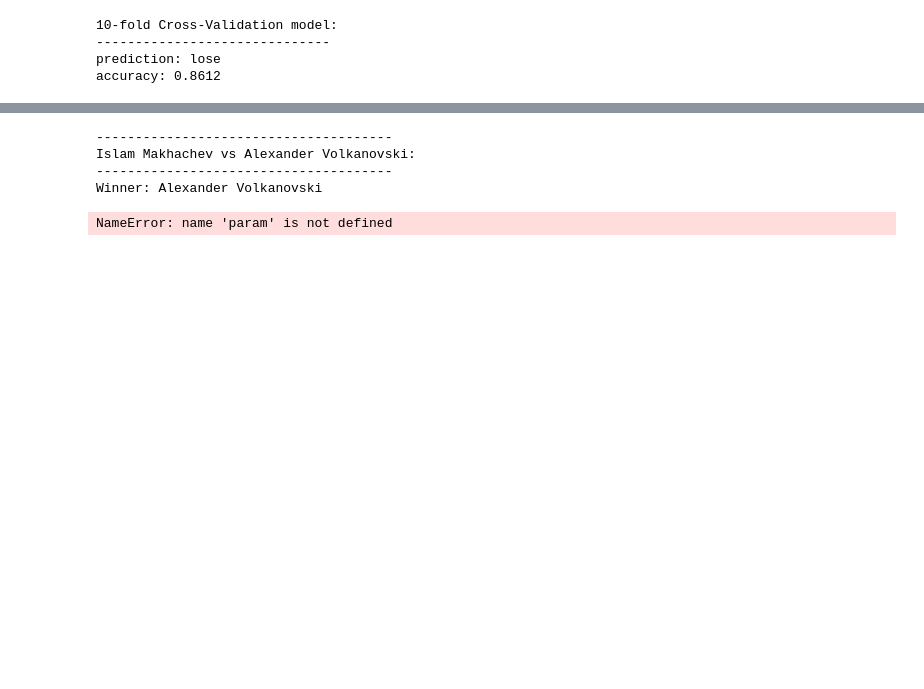
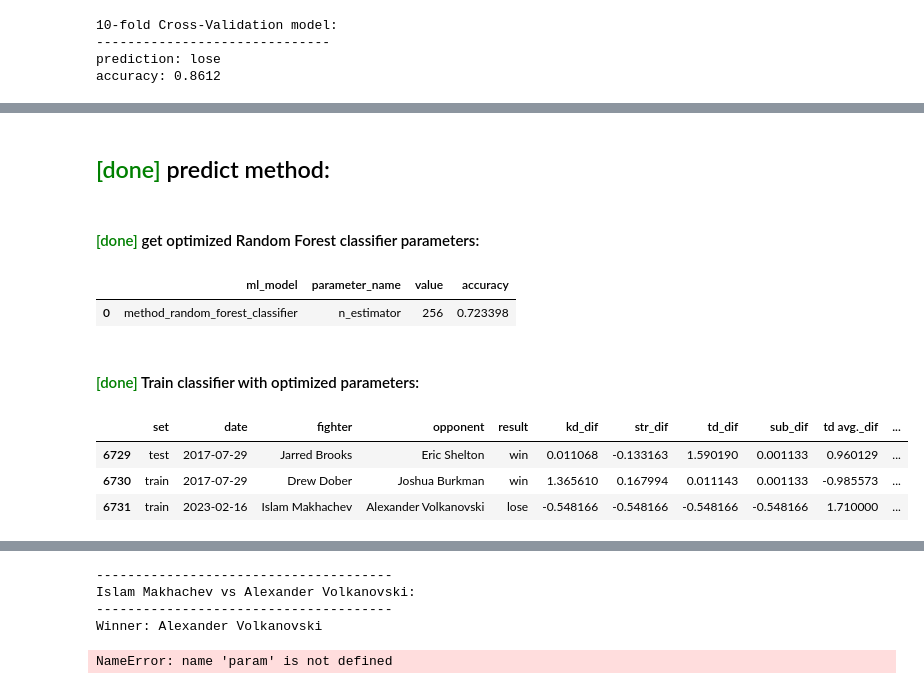
Before and after one commit to sagi778/ufc_fights_Predictor, a Jupyter notebook: notebooks/predictor.ipynb, the cells around one changed output, grey strips where cells are left out. Cells and saved outputs as stored; diff of their text form; code cells hidden in the pictures; blank space fills up the shorter version.

```diff
--- a/notebooks/predictor.ipynb
+++ b/notebooks/predictor.ipynb
@@ -245,3 +245,34 @@ new_fight
 # %% [output]
 |  | set | date | fighter | opponent | method | kd_dif | str_dif | td_dif | sub_dif | td avg._dif | ... |
 | 6731 | train | 2023-02-16 | Islam Makhachev | Alexander Volkanovski | new | -0.548166 | -0.548166 | -0.548166 | -0.548166 | 1.71 | ... |
+# %% [markdown]
+## <span style='color:green'> [done] </span> predict method:
+# %% [markdown]
+#### <span style='color:green'> [done] </span> get optimized Random Forest classifier parameters:
+# %%
+pg = pd.read_csv('../global_variables/ml_models_parameters.csv')
+mask = gp.ml_model.str.contains('method_')
+rf_clf = gp[mask].reset_index(drop=True)
+opt_n_estimators = int(rf_clf.value[0])
+rf_clf
+# %% [output]
+|  | ml_model | parameter_name | value | accuracy |
+| 0 | method_random_forest_classifier | n_estimator | 256 | 0.723398 |
+# %% [markdown]
+#### <span style='color:green'> [done] </span> Train classifier with optimized parameters:
+# %%
+req_data = ['set','date','fighter','opponent']
+y = ['method']
+X = ['result','kd_dif','str_dif','td_dif','sub_dif',
+    'td avg._dif','td acc._dif','td def._dif','sub. avg._dif',
+    'slpm_dif','str. acc._dif','sapm_dif','str. def_dif',
+    #'stance_win_ratio','win_perc_dif','win_strk_dif','lose_strk_dif'
+    ]
+
+df = df[req_data + X + y]
+df.tail(3)
+# %% [output]
+|  | set | date | fighter | opponent | result | kd_dif | str_dif | td_dif | sub_dif | td avg._dif | ... |
+| 6729 | test | 2017-07-29 | Jarred Brooks | Eric Shelton | win | 0.011068 | -0.133163 | 1.590190 | 0.001133 | 0.960129 | ... |
+| 6730 | train | 2017-07-29 | Drew Dober | Joshua Burkman | win | 1.365610 | 0.167994 | 0.011143 | 0.001133 | -0.985573 | ... |
+| 6731 | train | 2023-02-16 | Islam Makhachev | Alexander Volkanovski | lose | -0.548166 | -0.548166 | -0.548166 | -0.548166 | 1.710000 | ... |
```
Also changed, not shown: parts of 11 cells of this notebook.
